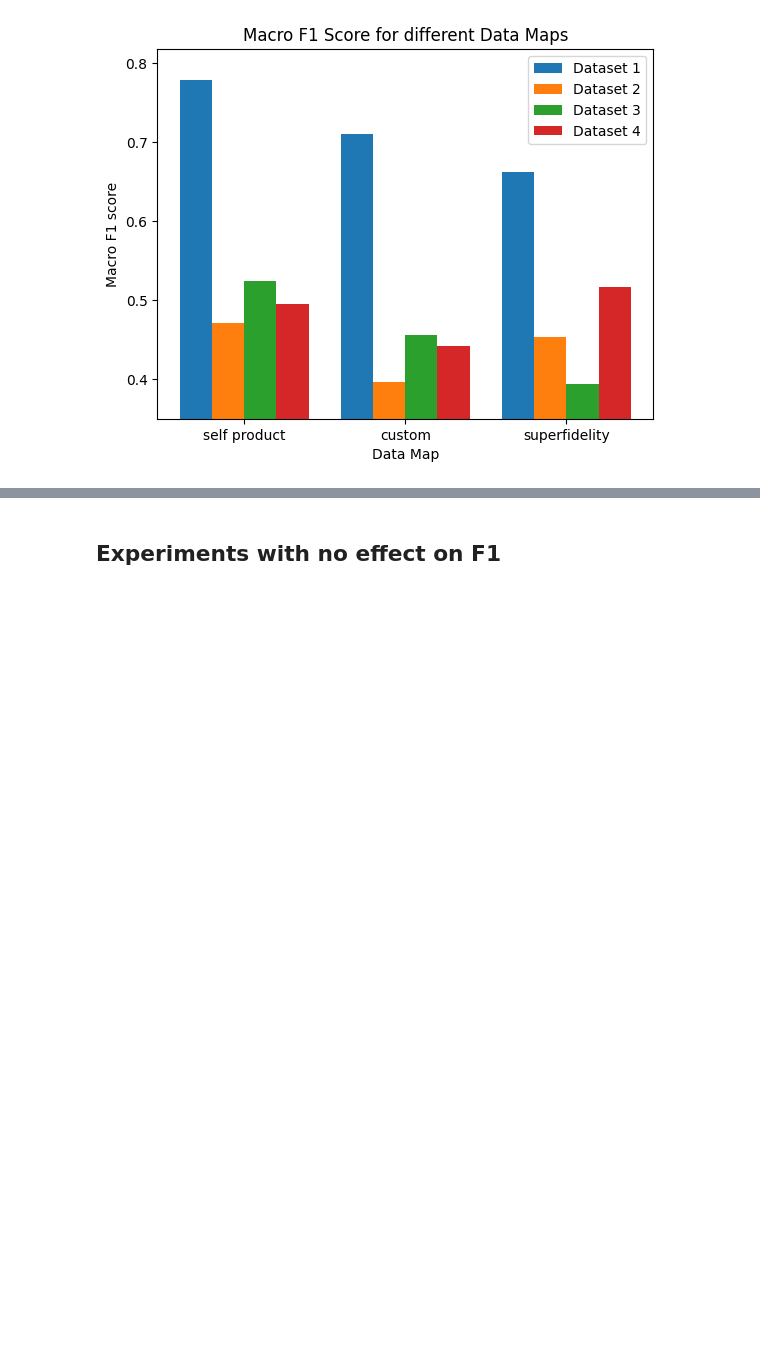
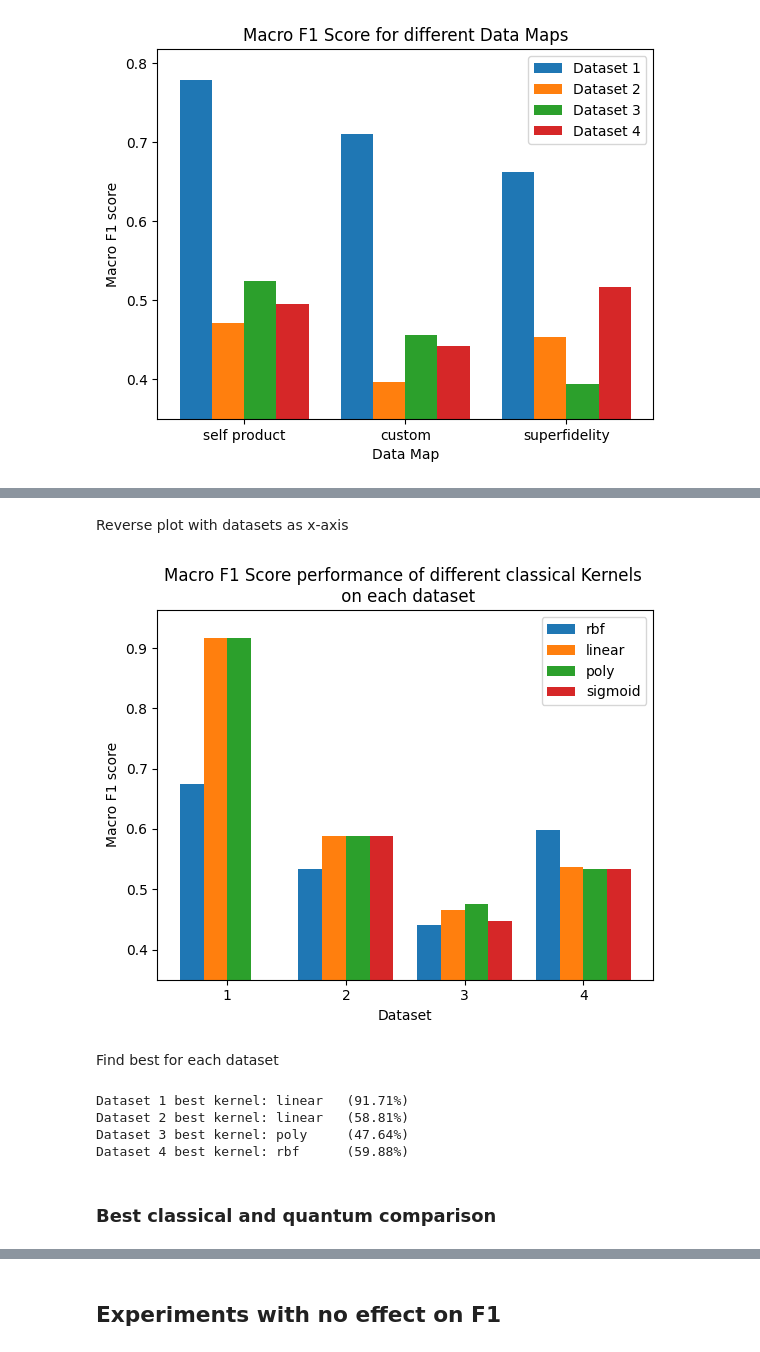
Before and after one commit to welremco/Group3QuantumOneClassSVMs, a Jupyter notebook: results/results.ipynb, the cells around one changed output, grey strips where cells are left out. Drawn from its saved outputs; the diff is of its cells as text; code cells hidden in the pictures; blank space fills up the shorter version.

```diff
--- a/results/results.ipynb
+++ b/results/results.ipynb
@@ -213 +241,40 @@ Compare best of classical methods to best of quantum methods
+# %% [markdown]
+Reverse plot with datasets as x-axis
+# %%
+kernels_f1 = []
+for i in range(4):
+    kernels_f1.append(results_classical[i::4])
+
+bar_width = 0.2
+
+coeffs = [-1.5, -0.5, 0.5, 1.5]
+
+def grouped_bars(ds):
+    return [rep + bar_width*coeffs[ds] for rep in [1,2,3,4]]
+
+for ds, f1 in enumerate(kernels_f1):
+    plt.bar(grouped_bars(ds), f1, width=bar_width, label=kernel_list[ds])
+
+plt.xticks([1,2,3,4])
+plt.xlabel('Dataset')
+plt.ylabel('Macro F1 score')
+plt.title('Macro F1 Score performance of different classical Kernels \n on each dataset')
+plt.ylim(0.35)
+plt.legend()
+plt.show()
+# %% [output]
+[figure, added]
+# %% [markdown]
+Find best for each dataset
+# %%
+for i, results in enumerate([ds1_f1, ds2_f1, ds3_f1, ds4_f1], start=1):
+    best = np.argmax(results)
+    print(f'Dataset {i} best kernel: {kernel_list[best]} \t({results[best]*100:.2f}%)')
+# %% [output]
+Dataset 1 best kernel: linear   (91.71%)
+Dataset 2 best kernel: linear   (58.81%)
+Dataset 3 best kernel: poly     (47.64%)
+Dataset 4 best kernel: rbf      (59.88%)
+# %% [markdown]
+### Best classical and quantum comparison
 # %% [raw]
```
Also changed, not shown: parts of 5 cells of this notebook.
